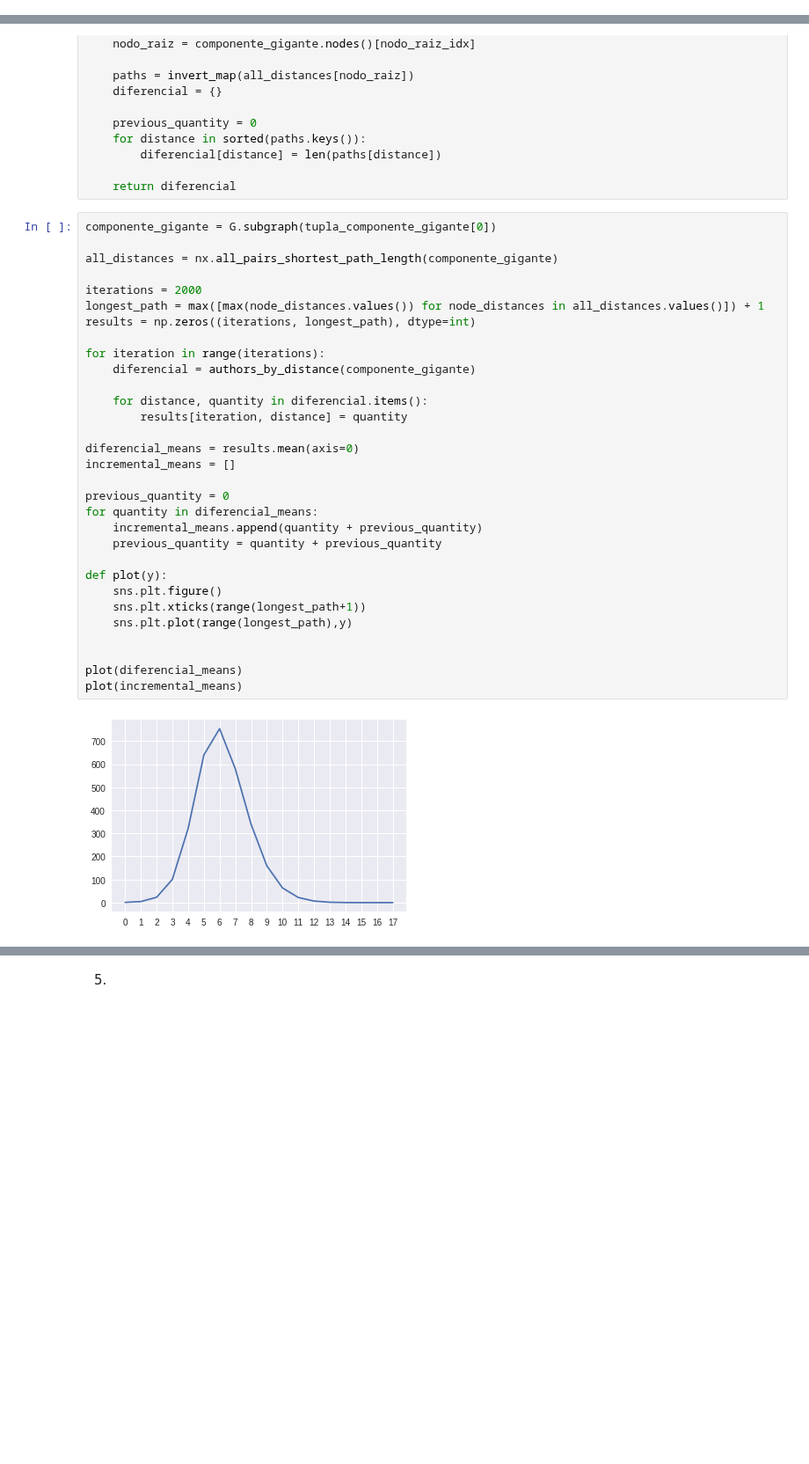
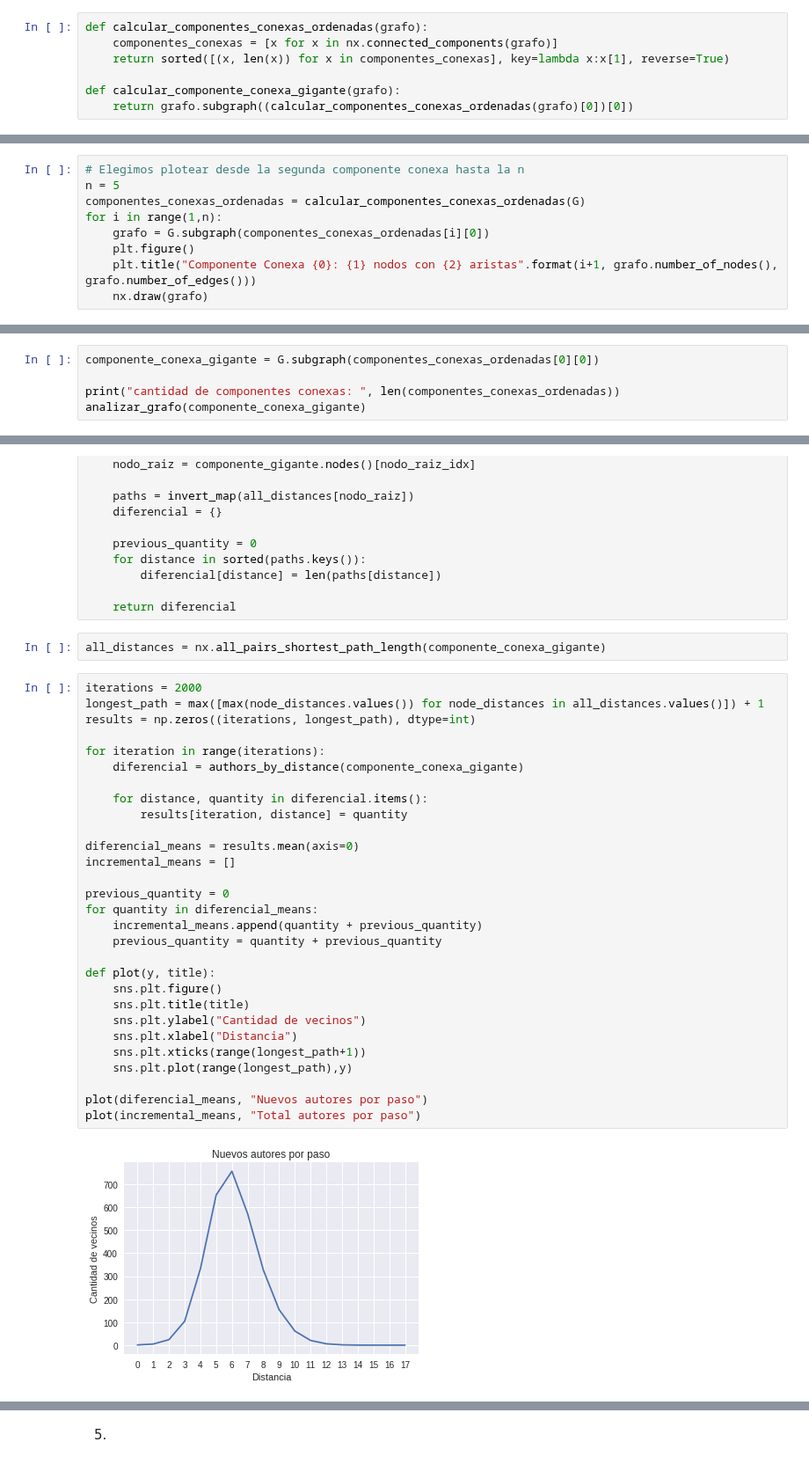
Before and after one commit to MascittiJA/CienciaDatos, a Jupyter notebook: tp4/tp4.ipynb, the cells around one changed output, grey strips where cells are left out. Shown at 88% size. Drawn from its saved outputs; the diff is of its cells as text; blank space fills up the shorter version.

```diff
--- a/tp4/tp4.ipynb
+++ b/tp4/tp4.ipynb
@@ -40,3 +43,10 @@ def analizar_grafo(grafo):
+# %%
+def calcular_componentes_conexas_ordenadas(grafo):
+    componentes_conexas = [x for x in nx.connected_components(grafo)]
+    return sorted([(x, len(x)) for x in componentes_conexas], key=lambda x:x[1], reverse=True)
+
+def calcular_componente_conexa_gigante(grafo):
+    return grafo.subgraph((calcular_componentes_conexas_ordenadas(grafo)[0])[0])
 # %%
 G = nx.Graph()
 
@@ -65,0 +64,9 @@ TypeError: 'module' object is not callable
+# %%
+# Elegimos plotear desde la segunda componente conexa hasta la n
+n = 5
+componentes_conexas_ordenadas = calcular_componentes_conexas_ordenadas(G)
+for i in range(1,n):
+    grafo = G.subgraph(componentes_conexas_ordenadas[i][0])
+    plt.figure()
+    plt.title("Componente Conexa {0}: {1} nodos con {2} aristas".format(i+1, grafo.number_of_nodes(), grafo.number_of_edges()))
+    nx.draw(grafo)
@@ -100,0 +117,5 @@ componente conexa gigante:  3018
+# %%
+componente_conexa_gigante = G.subgraph(componentes_conexas_ordenadas[0][0])
+
+print("cantidad de componentes conexas: ", len(componentes_conexas_ordenadas))
+analizar_grafo(componente_conexa_gigante)
@@ -120,36 +145,36 @@ def authors_by_distance(componente_gigante):
         diferencial[distance] = len(paths[distance])
 
     return diferencial
+# %%
+all_distances = nx.all_pairs_shortest_path_length(componente_conexa_gigante)
 # %%
-componente_gigante = G.subgraph(tupla_componente_gigante[0])
-
-all_distances = nx.all_pairs_shortest_path_length(componente_gigante)
-
 iterations = 2000
 longest_path = max([max(node_distances.values()) for node_distances in all_distances.values()]) + 1
 results = np.zeros((iterations, longest_path), dtype=int)
 
 for iteration in range(iterations):
-    diferencial = authors_by_distance(componente_gigante)
+    diferencial = authors_by_distance(componente_conexa_gigante)
 
     for distance, quantity in diferencial.items():
         results[iteration, distance] = quantity
 
 diferencial_means = results.mean(axis=0)
 incremental_means = []
 
 previous_quantity = 0
 for quantity in diferencial_means:
     incremental_means.append(quantity + previous_quantity)
     previous_quantity = quantity + previous_quantity
 
-def plot(y):
+def plot(y, title):
     sns.plt.figure()
+    sns.plt.title(title)
+    sns.plt.ylabel("Cantidad de vecinos")
+    sns.plt.xlabel("Distancia")
     sns.plt.xticks(range(longest_path+1))
     sns.plt.plot(range(longest_path),y)
 
-
-plot(diferencial_means)
-plot(incremental_means)
+plot(diferencial_means, "Nuevos autores por paso")
+plot(incremental_means, "Total autores por paso")
 # %% [output]
-[figure, old version]
+[figure, new version]
```
Also changed, not shown: parts of 21 cells of this notebook.
